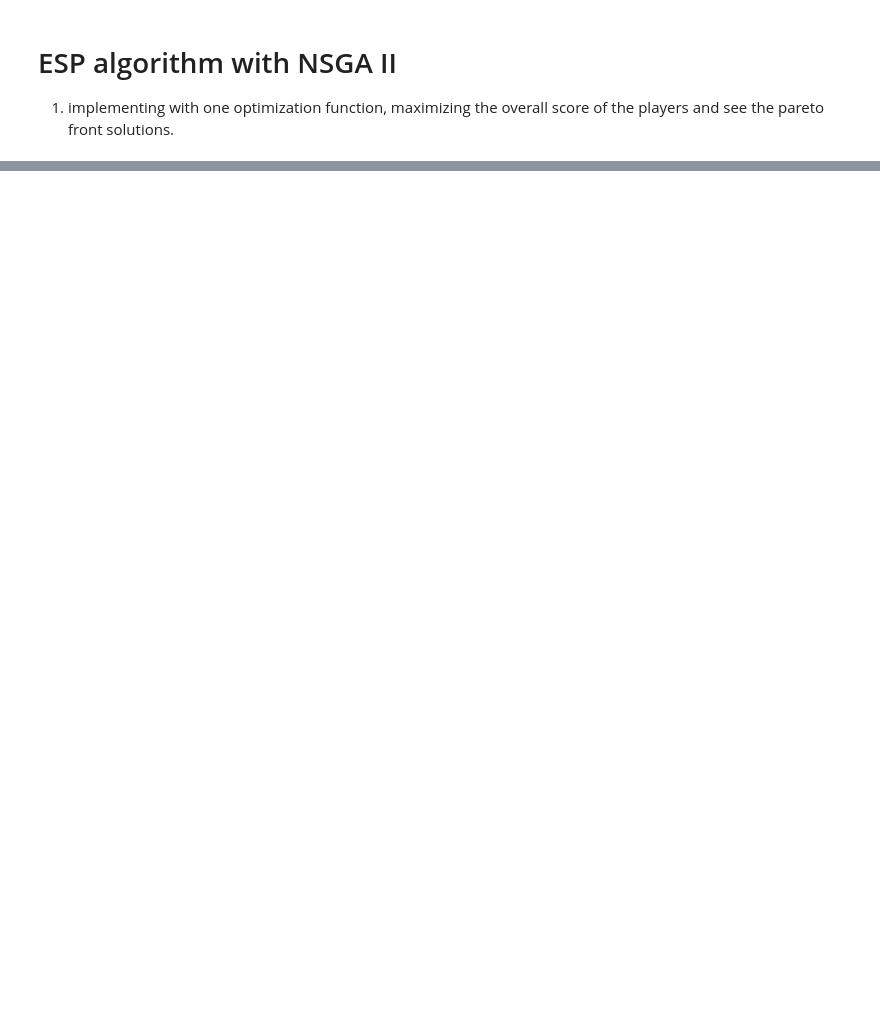
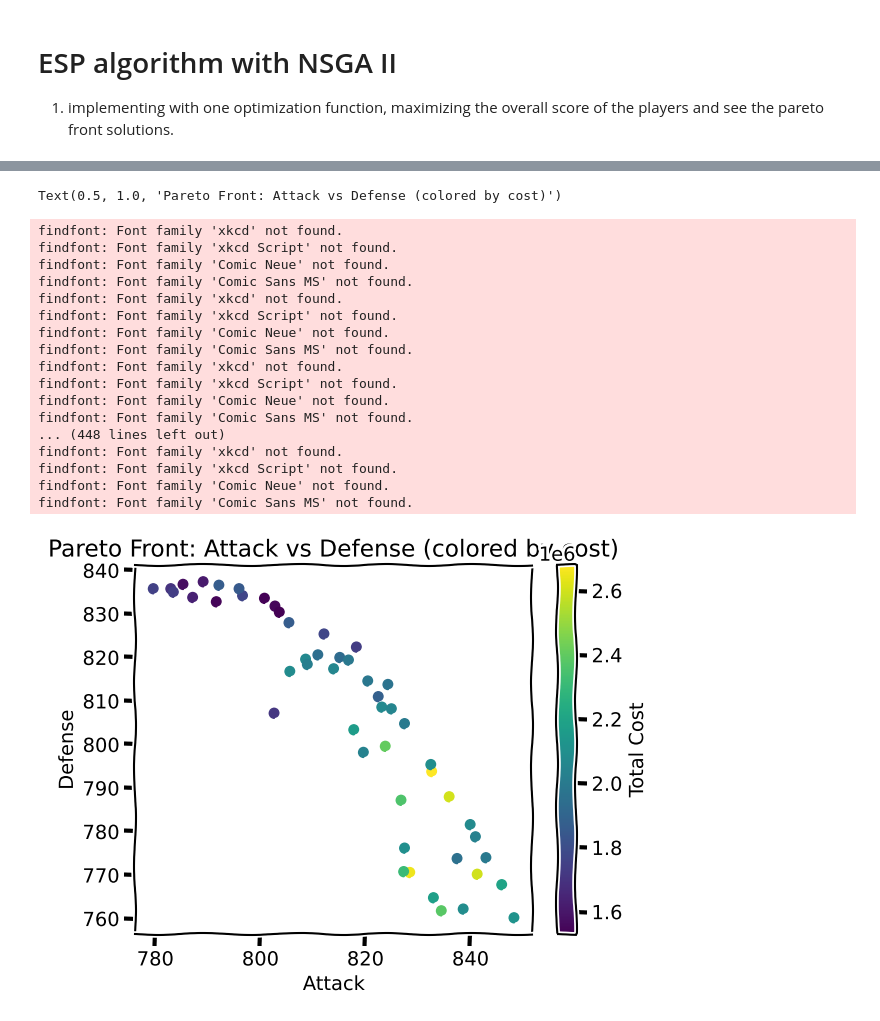
Before and after one commit to ashfaque-tk/role-aware-squad-optimization, a Jupyter notebook: notebooks/03_ESP_v1.ipynb, the cells around one changed output, grey strips where cells are left out. Drawn from its saved outputs; the diff is of its cells as text; code cells hidden in the pictures; blank space fills up the shorter version.

```diff
--- a/notebooks/03_ESP_v1.ipynb
+++ b/notebooks/03_ESP_v1.ipynb
@@ -156,0 +251,23 @@ Total cost of the team:  383000
+# %%
+# After NSGA-II finishes, you have:
+# - X: decision variables (population solutions, each is a team)
+# - F: objective values (overall, attack, defense, etc.)
+# - G: constraint violations (budget constraint)
+
+# Extract costs for each team in the population
+def get_team_cost(solution, player_data):
+    """
+    solution: array of player indices [gk_idx, p1_idx, p2_idx, ...]
+    player_data: your dataframe with salary column
+    """
+    total_cost = sum(player_data.iloc[int(idx)]['wage'] for idx in solution)
+    return total_cost
+
+# # For all solutions in final population
+# total_costs = []
+# for solution in X:  # X is your final population's decision variables
+#     cost = get_team_cost(solution, your_player_df)
+#     total_costs.append(cost)
+
+total_costs = np.array(total_cost)
+total_cost
@@ -156,0 +292,28 @@ Total cost of the team:  383000
+# %%
+# Plot 1: Attack vs Defense, colored by cost
+plt.scatter(-F_first_front[:,1], -F_first_front[:,2],
+            c=total_costs, cmap='viridis')
+plt.colorbar(label='Total Cost')
+plt.xlabel('Attack')
+plt.ylabel('Defense')
+plt.title('Pareto Front: Attack vs Defense (colored by cost)')
+# %% [output]
+Text(0.5, 1.0, 'Pareto Front: Attack vs Defense (colored by cost)')
+findfont: Font family 'xkcd' not found.
+findfont: Font family 'xkcd Script' not found.
+findfont: Font family 'Comic Neue' not found.
+findfont: Font family 'Comic Sans MS' not found.
+findfont: Font family 'xkcd' not found.
+findfont: Font family 'xkcd Script' not found.
+findfont: Font family 'Comic Neue' not found.
+findfont: Font family 'Comic Sans MS' not found.
+findfont: Font family 'xkcd' not found.
+findfont: Font family 'xkcd Script' not found.
+findfont: Font family 'Comic Neue' not found.
+findfont: Font family 'Comic Sans MS' not found.
+... (448 lines left out)
+findfont: Font family 'xkcd' not found.
+findfont: Font family 'xkcd Script' not found.
+findfont: Font family 'Comic Neue' not found.
+findfont: Font family 'Comic Sans MS' not found.
+[figure, added]
```
Also changed, not shown: parts of 18 cells of this notebook, 16 other files.
